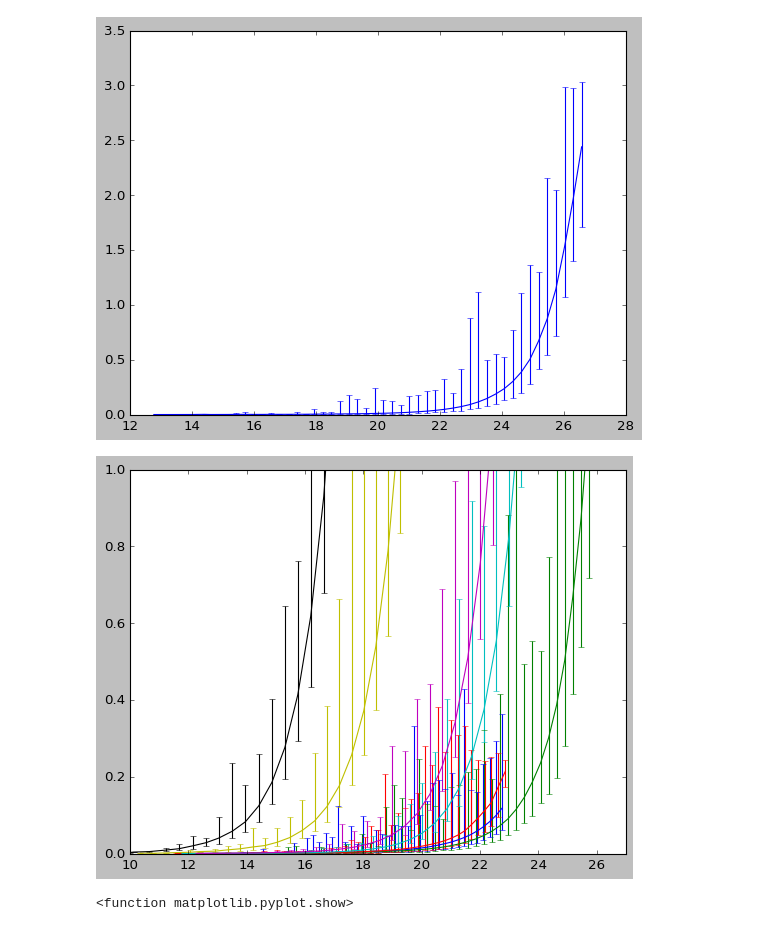
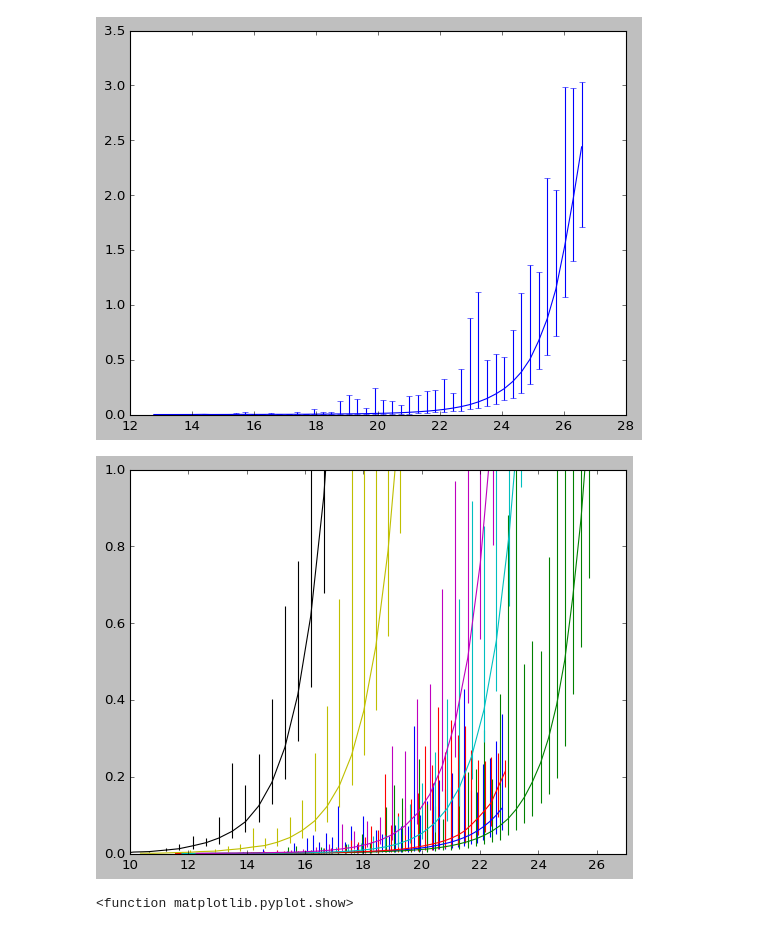
Before and after one commit to thiago-carneiro/mestrado, a Jupyter notebook: AstroInfo_Aula_CatalogLegacy3.ipynb, the cells around one changed output. Drawn from its saved outputs; the diff is of its cells as text; code cells hidden in the pictures.

```diff
--- a/AstroInfo_Aula_CatalogLegacy3.ipynb
+++ b/AstroInfo_Aula_CatalogLegacy3.ipynb
@@ -428,10 +428,10 @@ for cor in cores:
 # %%
 plt.ylim(0,1)
 plt.xlim(10,27)
 for cor in cores:
-  plt.errorbar(df[cor].index,df[cor].ErroMédio,[-df[cor].ErroMínimo+df[cor].ErroMédio,df[cor].ErroMáximo-df[cor].ErroMédio],fmt='-')
+  plt.errorbar(df[cor].index,df[cor].ErroMédio,[-df[cor].ErroMínimo+df[cor].ErroMédio,df[cor].ErroMáximo-df[cor].ErroMédio],fmt='-',capsize=0)
 # %% [output]
-[figure, old version]
+[figure, new version]
 # %%
 hor = 2
 ver = int(len(cores)/2)+1
```
Also changed, not shown: parts of 6 cells of this notebook.
